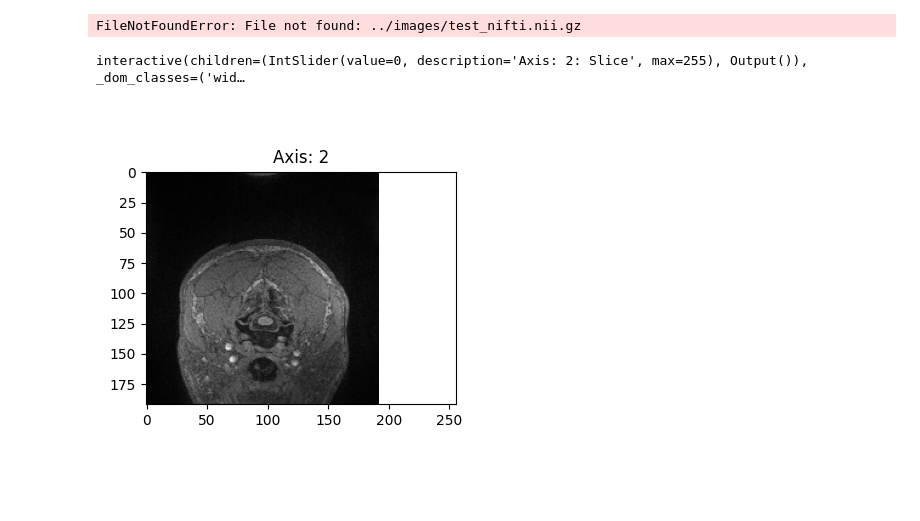
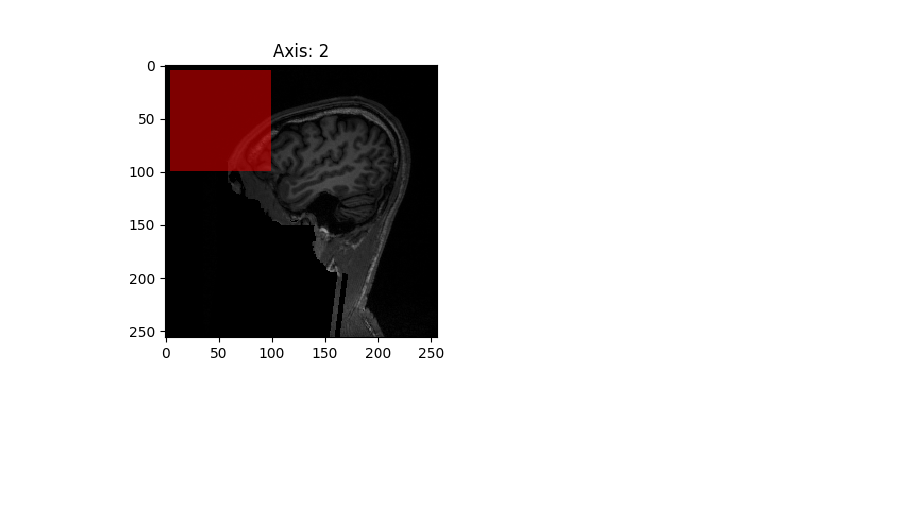
Before and after one commit to MatthewLeeCode/RadVis, a Jupyter notebook: examples/notebooks/scrub_through_images.ipynb, the cells around one changed output. Drawn from its saved outputs; the diff is of its cells as text; code cells hidden in the pictures; blank space fills up the shorter version.

Commit message:
Slider is now optional on radslicer

```diff
--- a/examples/notebooks/scrub_through_images.ipynb
+++ b/examples/notebooks/scrub_through_images.ipynb
@@ -7,25 +7,22 @@ import numpy as np
 import matplotlib.pyplot as plt
 %matplotlib widget
 # %%
-IMAGE_PATH = "../images/test_nifti.nii.gz"
+IMAGE_PATH = "../images/sub-A00028185_ses-NFB3_T1w.nii.gz"
 
 # Load the RadImage
 image = rv.load_image(IMAGE_PATH)
-# %% [output]
-FileNotFoundError: File not found: ../images/test_nifti.nii.gz
 # %%
-slicer = rv.RadSlicer(image, 2)
+slicer = rv.RadSlicer(image, 2, show_slider=False)
 
 red_mask = np.zeros_like(image.image_data)
 red_mask[5:100, 5:100, 5:100] = 1
 
 blue_mask = np.zeros_like(image.image_data)
 blue_mask[70:150, 70:150, 70:150] = 1
 
 slicer.add_mask(red_mask, color="red")
 slicer.add_mask(blue_mask, color="blue")
 
-slicer.display()
+slicer.display(initial_index=50)
 # %% [output]
-interactive(children=(IntSlider(value=0, description='Axis: 2: Slice', max=255), Output()), _dom_classes=('wid…
-[figure, old version]
+[figure, new version]
```
Also changed, not shown: 1 other file.
